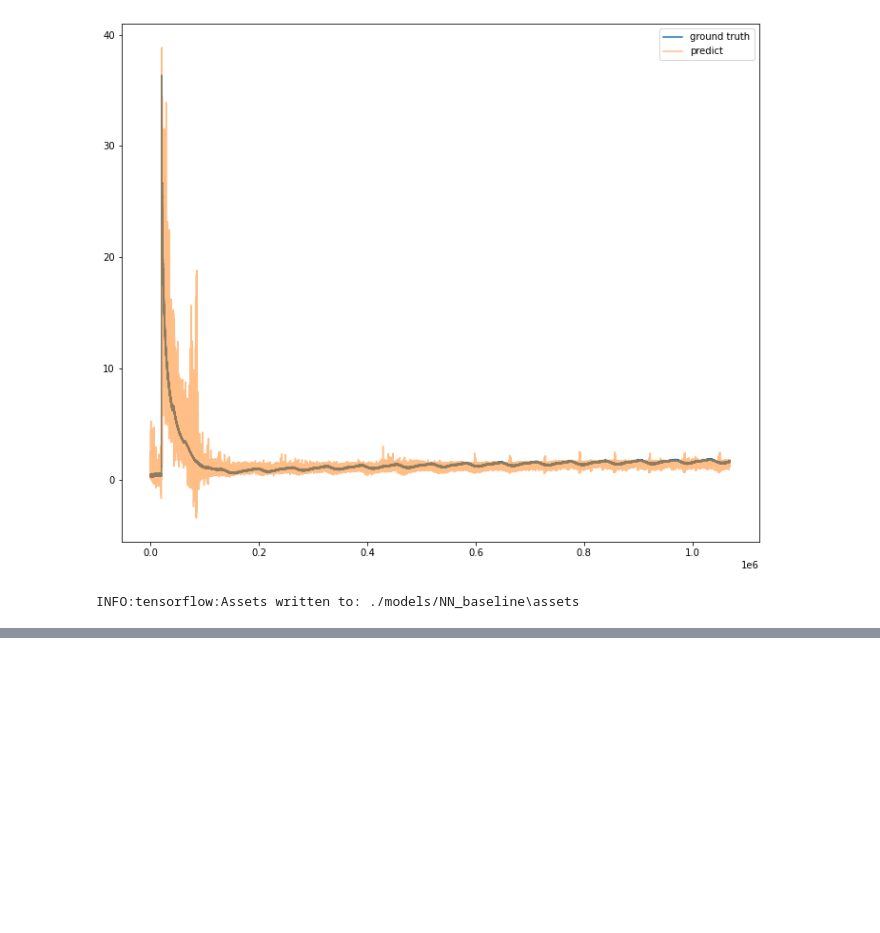
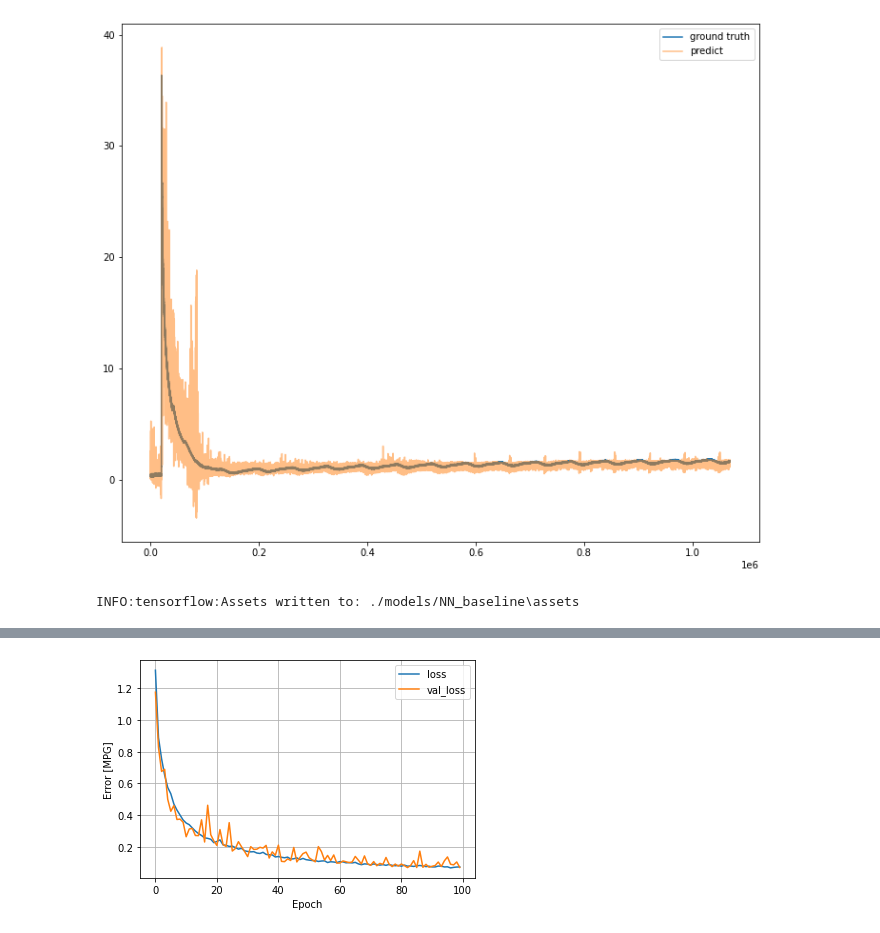
Before and after one commit to chen-xin-94/trelleborg, a Jupyter notebook: Training_NN.ipynb, the cells around one changed output, grey strips where cells are left out. Saved outputs shown, nothing was run; the diff lists cells and outputs as text; code cells hidden in the pictures; blank space fills up the shorter version.

```diff
--- a/Training_NN.ipynb
+++ b/Training_NN.ipynb
@@ -280,6 +287,16 @@ INFO:tensorflow:Assets written to: ./models/NN_baseline\assets
+# %%
+normalizer = preprocessing.Normalization()
+normalizer.adapt(X_train)
+# print(normalizer.mean.numpy())
+# first = np.array(X[:1])
+# with np.printoptions(precision=2, suppress=True):
+#   print('First example:', first)
+#   print()
+#   print('Normalized:', normalizer(first).numpy())
 # %%
-def baseline_model():
+def baseline_model_norm(norm):
   model = keras.Sequential([
+      norm,
       layers.Dense(128, input_dim=242, kernel_initializer='normal', activation='relu'),
       layers.Dense(64, kernel_initializer='normal',activation='relu'),
       layers.Dense(1)
@@ -288,3 +305,6 @@ def baseline_model():
   model.compile(loss='mean_squared_error',
                 optimizer=tf.keras.optimizers.Adam(0.001))
   return model
+# %%
+NN_norm = baseline_model_norm(normalizer)
+NN_norm.summary()
@@ -290,0 +328,6 @@ def baseline_model():
+# %%
+%%time
+history = NN_norm.fit(
+    X_train, y_train, batch_size = 64,
+    validation_split=0.2,
+    verbose=2, epochs=100)
@@ -290,0 +352,4 @@ def baseline_model():
+# %%
+plot_loss(history)
+# %% [output]
+[figure, added]
```
Also changed, not shown: parts of 30 cells of this notebook.
